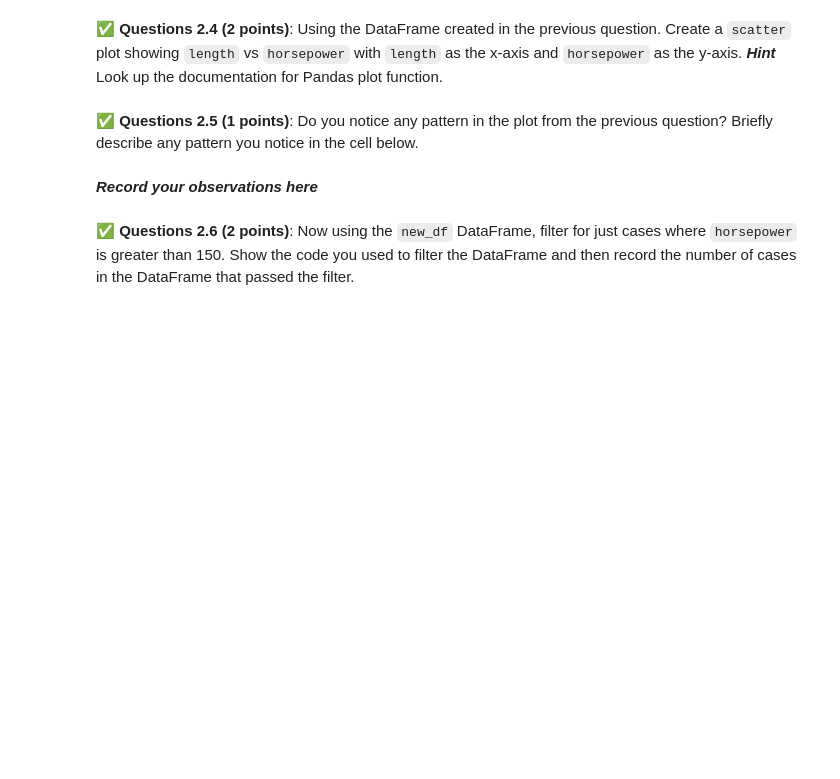
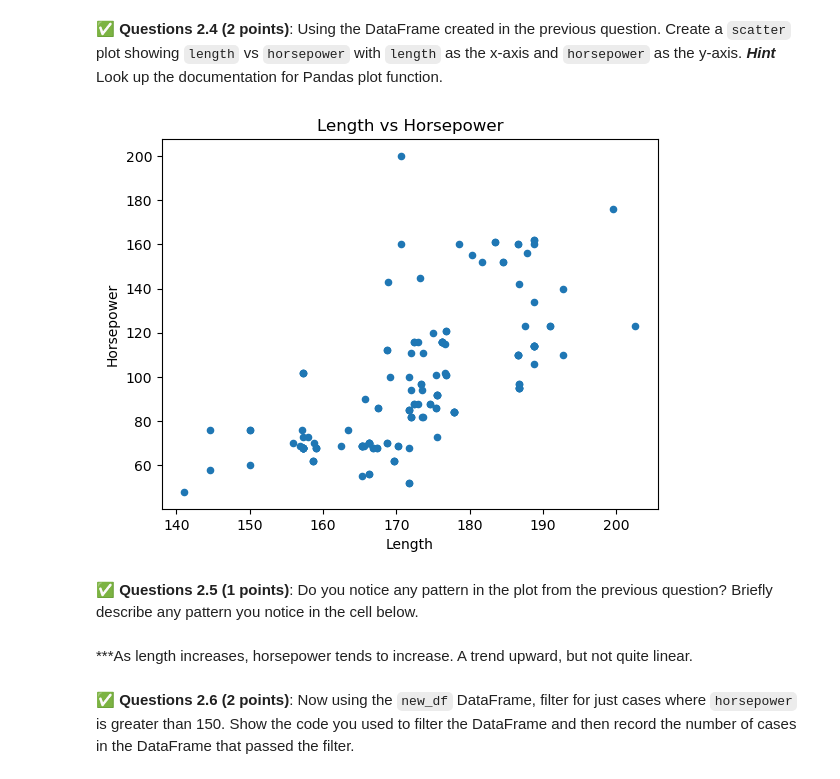
Before and after one commit to winbergd/cmse202-f25-turnin, a Jupyter notebook: hw-01/CMSE202_HW1.ipynb, the cells around one changed output. Saved outputs shown, nothing was run; the diff lists cells and outputs as text; code cells hidden in the pictures; blank space fills up the shorter version.

```diff
--- a/hw-01/CMSE202_HW1.ipynb
+++ b/hw-01/CMSE202_HW1.ipynb
@@ -142,3 +142,6 @@ In this section, you will practice reading in a data set using with Pandas and u
 import pandas as pd
 # %% [markdown]
 &#9989; **Questions 2.1 (2 points)**: Use Pandas to load in the `auto_price.csv` file as a DataFrame and then display the first 10 lines of the file. You can download the file using curl with https://raw.githubusercontent.com/hoolagans/CMSE202_FS24/main/auto_price.csv.
+# %%
+df = pd.read_csv("auto_price.csv")
+df.head(10)
@@ -155,2 +182,5 @@ import pandas as pd
 # %% [markdown]
 &#9989; **Questions 2.3 (2 points)**: Now create a new DataFrame using just the `length` and `horsepower` columns of your current DataFrame. Call this DataFrame `new_df`. Confirm that the new DataFrame contains just those two columns by displaying the first 4 rows.
+# %%
+new_df = df[["length", "horsepower"]]
+new_df.head(4)
@@ -157,8 +193,17 @@ import pandas as pd
 # %% [markdown]
 &#9989; **Questions 2.4 (2 points)**: Using the DataFrame created in the previous question. Create a `scatter` plot showing `length` vs `horsepower` with `length` as the x-axis and `horsepower` as the y-axis. ***Hint*** Look up the documentation for Pandas plot function.
+# %%
+import matplotlib.pyplot as plt
+new_df.plot.scatter(x="length", y="horsepower")
+plt.title("Length vs Horsepower")
+plt.xlabel("Length")
+plt.ylabel("Horsepower")
+plt.show()
+# %% [output]
+[figure, added]
 # %% [markdown]
 &#9989; **Questions 2.5 (1 points)**: Do you notice any pattern in the plot from the previous question? Briefly describe any pattern you notice in the cell below.
-# %% [markdown]
-***Record your observations here***
+# %% [markdown]
+***As length increases, horsepower tends to increase. A trend upward, but not quite linear.
 # %% [markdown]
 &#9989; **Questions 2.6 (2 points)**: Now using the `new_df` DataFrame, filter for just cases where `horsepower` is greater than 150. Show the code you used to filter the DataFrame and then record the number of cases in the DataFrame that passed the filter.
```
Also changed, not shown: parts of 7 cells of this notebook, 1 other file.
